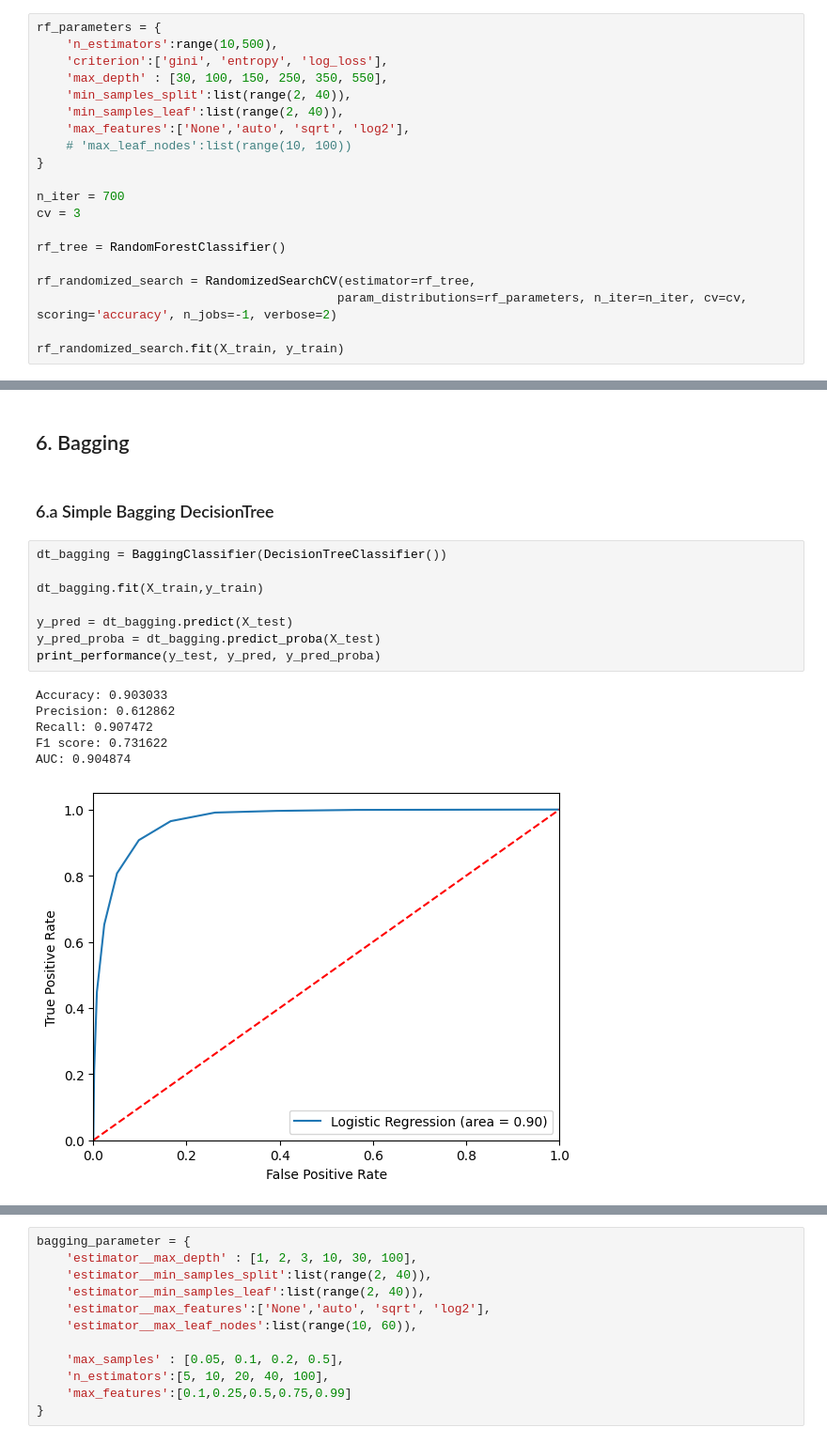
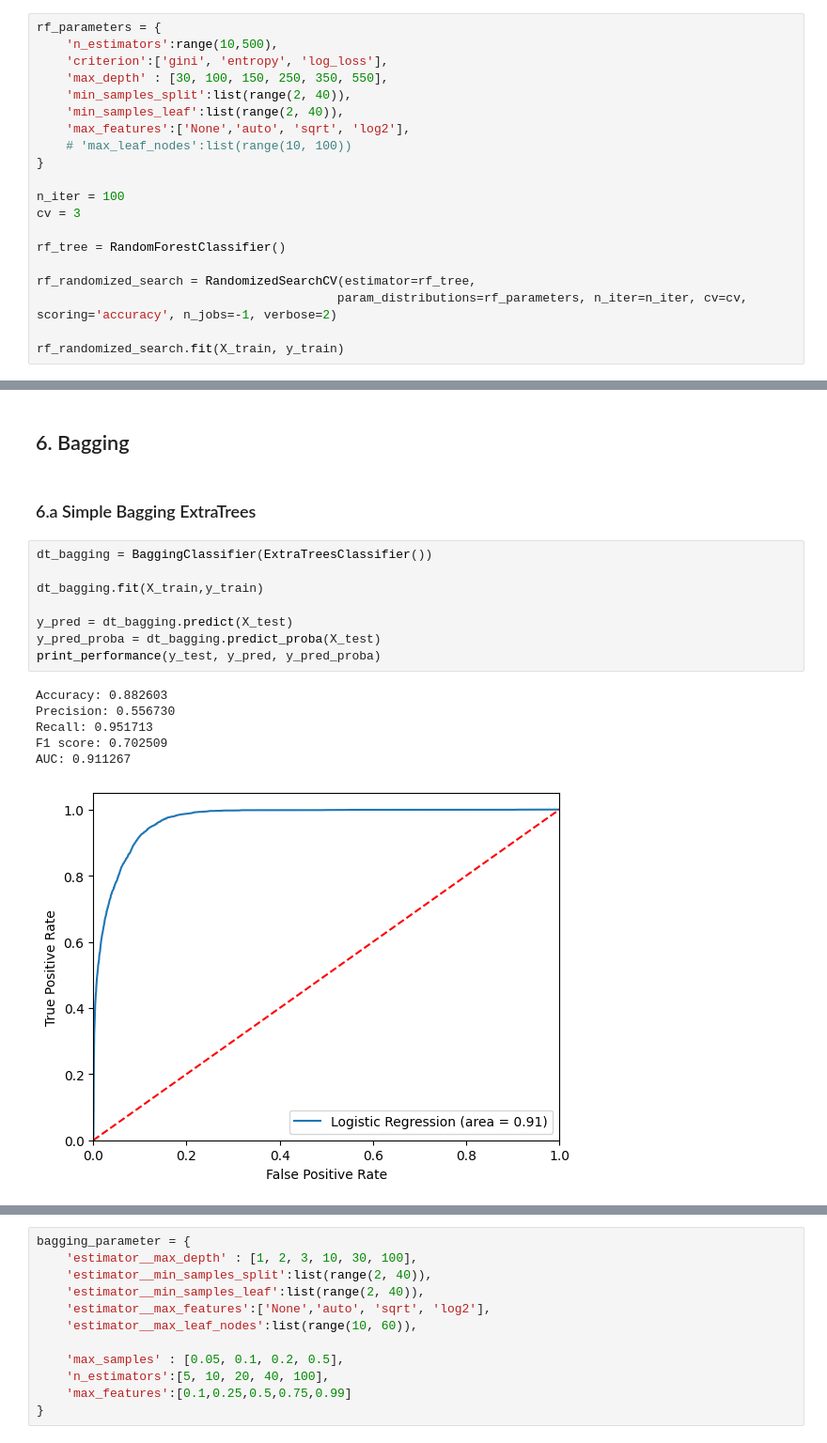
Before and after one commit to felipeaguirre66/PoliticsNLP, a Jupyter notebook: Classification/two_ideas_one_class.ipynb, the cells around one changed output, grey strips where cells are left out. Shown at 94% size. Drawn from its saved outputs; the diff is of its cells as text.

```diff
--- a/Classification/two_ideas_one_class.ipynb
+++ b/Classification/two_ideas_one_class.ipynb
@@ -554,7 +574,7 @@ rf_parameters = {
     # 'max_leaf_nodes':list(range(10, 100))
 }
 
-n_iter = 700
+n_iter = 100
 cv = 3
 
 rf_tree = RandomForestClassifier()
@@ -618,20 +638,20 @@ AUC: 0.924935
 # %% [markdown]
 ## 6. Bagging
 # %% [markdown]
-### 6.a Simple Bagging DecisionTree
+### 6.a Simple Bagging ExtraTrees
 # %%
-dt_bagging = BaggingClassifier(DecisionTreeClassifier())
+dt_bagging = BaggingClassifier(ExtraTreesClassifier())
 
 dt_bagging.fit(X_train,y_train)
 
 y_pred = dt_bagging.predict(X_test)
 y_pred_proba = dt_bagging.predict_proba(X_test)
 print_performance(y_test, y_pred, y_pred_proba)
 # %% [output]
-Accuracy: 0.903033
-Precision: 0.612862
-Recall: 0.907472
-F1 score: 0.731622
-AUC: 0.904874
+Accuracy: 0.882603
+Precision: 0.556730
+Recall: 0.951713
+F1 score: 0.702509
+AUC: 0.911267
-[figure, old version]
+[figure, new version]
 # %% [markdown]
```
Also changed, not shown: parts of 11 cells of this notebook, 8 other files.
